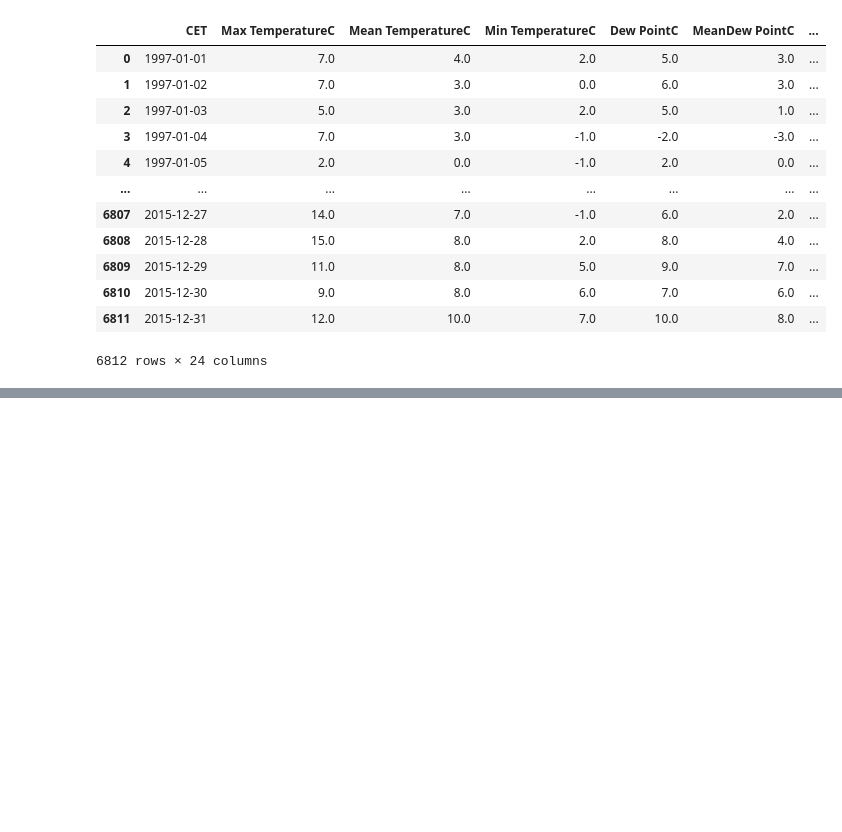
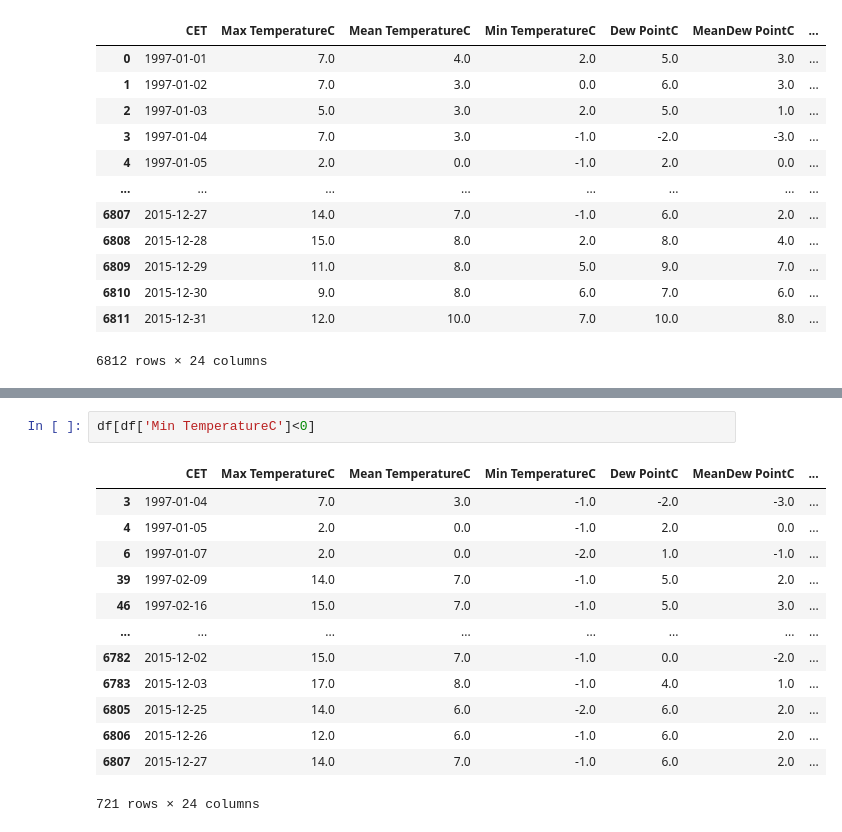
Before and after one commit to sreerag-girijan-aspire/Pandas, a Jupyter notebook: weather.ipynb, the cells around one changed output, grey strips where cells are left out. Drawn from its saved outputs; the diff is of its cells as text; blank space fills up the shorter version.

```diff
--- a/weather.ipynb
+++ b/weather.ipynb
@@ -22,0 +39,16 @@ df
+# %%
+df[df['Min TemperatureC']<0]
+# %% [output]
+|  | CET | Max TemperatureC | Mean TemperatureC | Min TemperatureC | Dew PointC | MeanDew PointC | ... |
+| 3 | 1997-01-04 | 7.0 | 3.0 | -1.0 | -2.0 | -3.0 | ... |
+| 4 | 1997-01-05 | 2.0 | 0.0 | -1.0 | 2.0 | 0.0 | ... |
+| 6 | 1997-01-07 | 2.0 | 0.0 | -2.0 | 1.0 | -1.0 | ... |
+| 39 | 1997-02-09 | 14.0 | 7.0 | -1.0 | 5.0 | 2.0 | ... |
+| 46 | 1997-02-16 | 15.0 | 7.0 | -1.0 | 5.0 | 3.0 | ... |
+| ... | ... | ... | ... | ... | ... | ... | ... |
+| 6782 | 2015-12-02 | 15.0 | 7.0 | -1.0 | 0.0 | -2.0 | ... |
+| 6783 | 2015-12-03 | 17.0 | 8.0 | -1.0 | 4.0 | 1.0 | ... |
+| 6805 | 2015-12-25 | 14.0 | 6.0 | -2.0 | 6.0 | 2.0 | ... |
+| 6806 | 2015-12-26 | 12.0 | 6.0 | -1.0 | 6.0 | 2.0 | ... |
+| 6807 | 2015-12-27 | 14.0 | 7.0 | -1.0 | 6.0 | 2.0 | ... |
+721 rows × 24 columns
```
Also changed, not shown: parts of 8 cells of this notebook, 2 other files.
